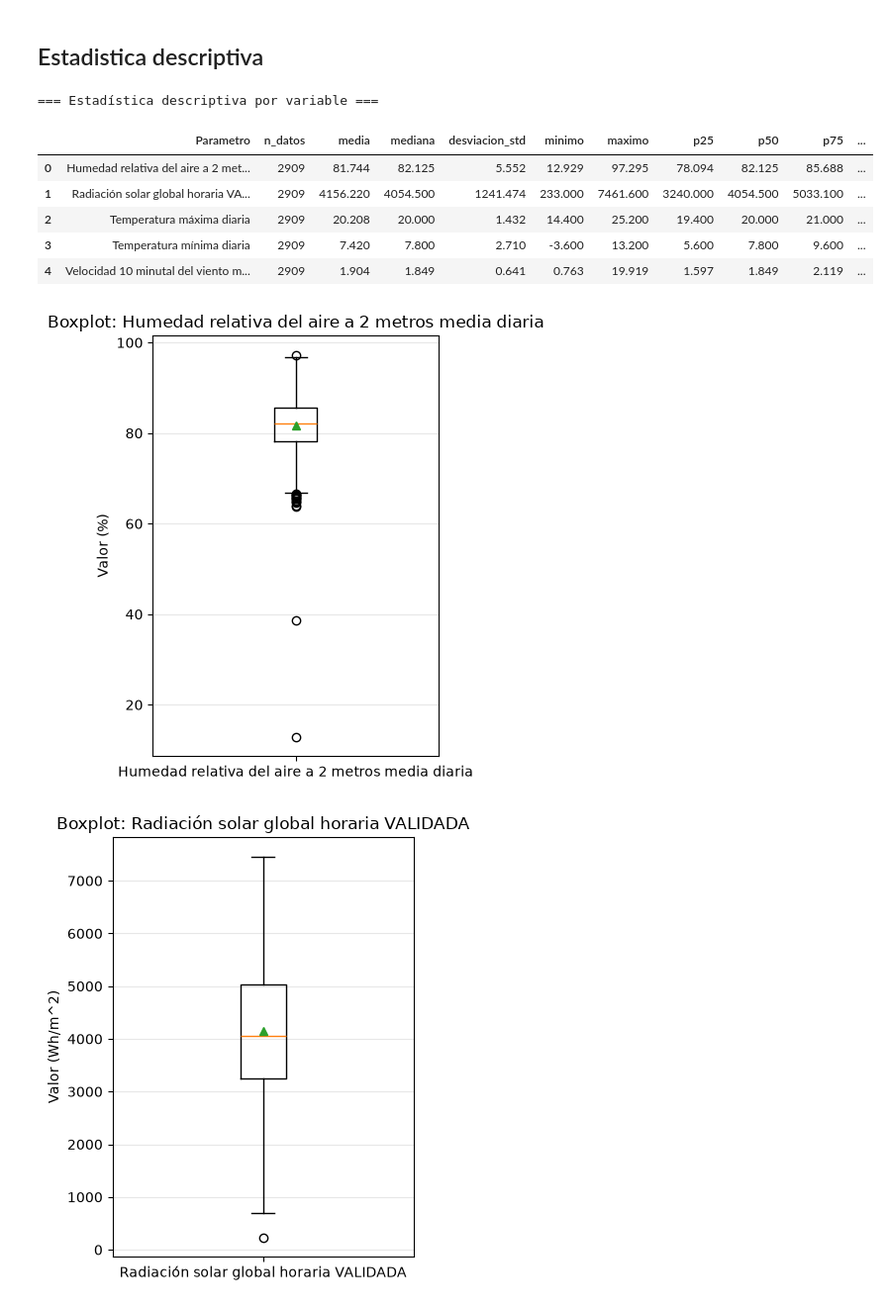
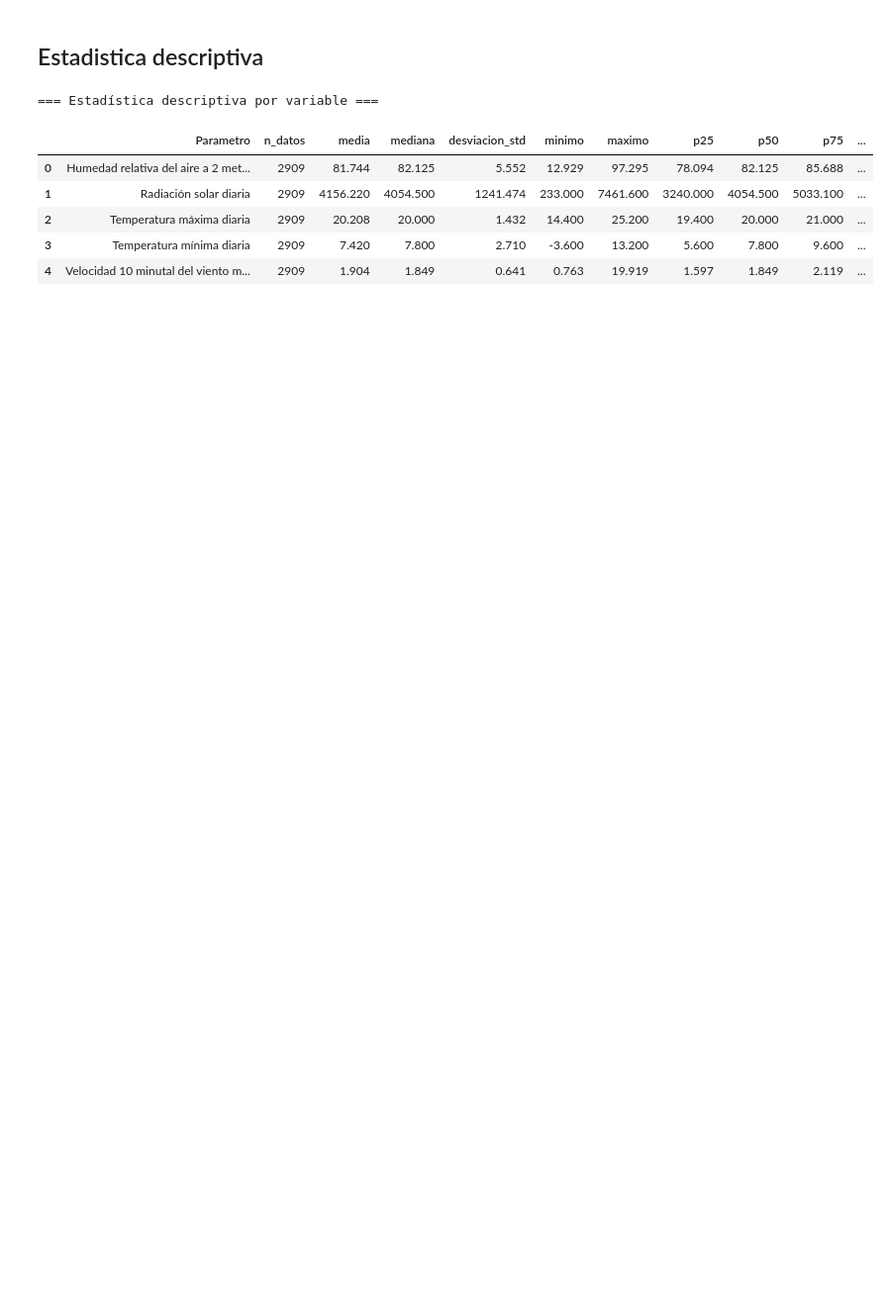
Before and after one commit to Trabajo-de-grado-Heladas-ET0/Proyecto-Grado, a Jupyter notebook: Tibaitata/03_analisis_exploratorio_tibaitata.ipynb, the cells around one changed output. Shown at 99% size. Saved outputs shown, nothing was run; the diff lists cells and outputs as text; code cells hidden in the pictures; blank space fills up the shorter version.

```diff
--- a/Tibaitata/03_analisis_exploratorio_tibaitata.ipynb
+++ b/Tibaitata/03_analisis_exploratorio_tibaitata.ipynb
@@ -73,52 +73,33 @@ Número de parámetros:      5
 # %%
 df = df_tibaitata.copy()
 
 # --- Estadísticas descriptivas por variable (Parametro) ---
 def coef_variacion(x):
     media = x.mean()
     return (x.std() / media * 100) if media != 0 else np.nan
 
 estadisticas = df.groupby('Parametro')['Valor'].agg(
     n_datos='count',
     media='mean',
     mediana='median',
     desviacion_std='std',
     minimo='min',
     maximo='max',
     p25=lambda x: x.quantile(0.25),
     p50=lambda x: x.quantile(0.50),
     p75=lambda x: x.quantile(0.75),
 ).reset_index()
 
 estadisticas['coef_variacion_%'] = df.groupby('Parametro')['Valor'].apply(coef_variacion).values
 estadisticas = estadisticas.round(3)
 
 print("=== Estadística descriptiva por variable ===")
 display(estadisticas)
-
-# --- Boxplot por cada variable (uno por figura, con su propia escala) ---
-parametros = df['Parametro'].dropna().unique()
-
-for param in parametros:
-    datos = df.loc[df['Parametro'] == param, 'Valor'].dropna()
-    unidad = df.loc[df['Parametro'] == param, 'Unidad'].dropna()
-    unidad = unidad.iloc[0] if len(unidad) > 0 else ''
-
-    plt.figure(figsize=(4, 5))
-    plt.boxplot(datos, vert=True, showmeans=True)
-    plt.title(f"Boxplot: {param}")
-    plt.ylabel(f"Valor ({unidad})" if unidad else "Valor")
-    plt.xticks([1], [param])
-    plt.grid(axis='y', alpha=0.3)
-    plt.tight_layout()
-    plt.show()
 # %% [output]
 === Estadística descriptiva por variable ===
 |  | Parametro | n_datos | media | mediana | desviacion_std | minimo | maximo | p25 | p50 | p75 | ... |
 | 0 | Humedad relativa del aire a 2 met... | 2909 | 81.744 | 82.125 | 5.552 | 12.929 | 97.295 | 78.094 | 82.125 | 85.688 | ... |
-| 1 | Radiación solar global horaria VA... | 2909 | 4156.220 | 4054.500 | 1241.474 | 233.000 | 7461.600 | 3240.000 | 4054.500 | 5033.100 | ... |
+| 1 | Radiación solar diaria | 2909 | 4156.220 | 4054.500 | 1241.474 | 233.000 | 7461.600 | 3240.000 | 4054.500 | 5033.100 | ... |
 | 2 | Temperatura máxima diaria | 2909 | 20.208 | 20.000 | 1.432 | 14.400 | 25.200 | 19.400 | 20.000 | 21.000 | ... |
 | 3 | Temperatura mínima diaria | 2909 | 7.420 | 7.800 | 2.710 | -3.600 | 13.200 | 5.600 | 7.800 | 9.600 | ... |
 | 4 | Velocidad 10 minutal del viento m... | 2909 | 1.904 | 1.849 | 0.641 | 0.763 | 19.919 | 1.597 | 1.849 | 2.119 | ... |
-[figure, removed]
-[figure, removed]
```
Also changed, not shown: parts of 5 cells of this notebook, 5 other files.
